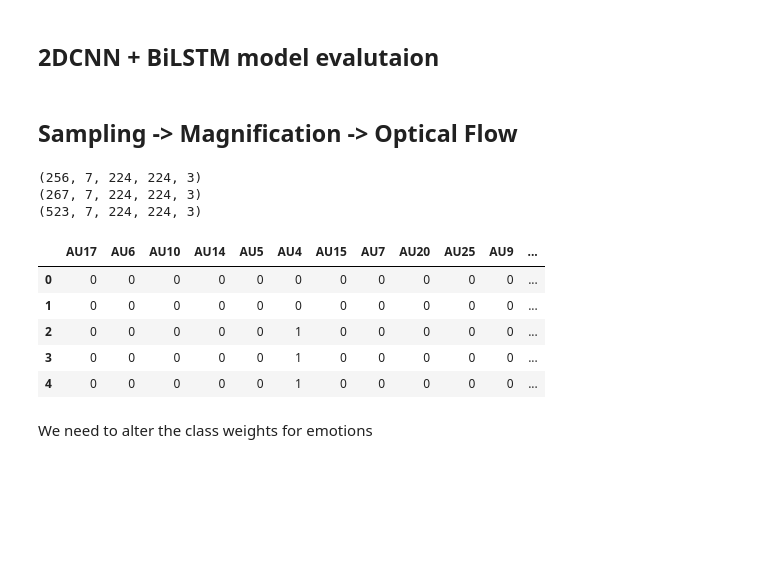
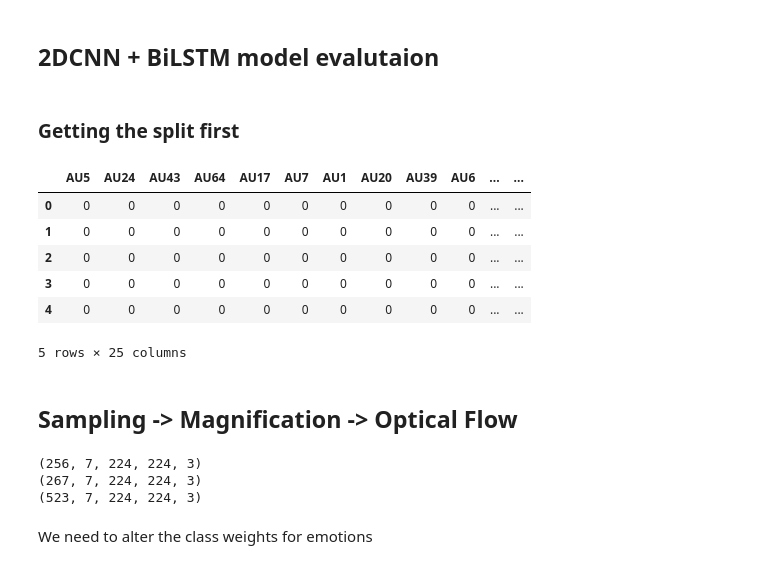
Before and after one commit to littlemicrowave/ME-based-emotion-classifier, a Jupyter notebook: models/CNN_LSTM.ipynb, the cells around one changed output. Drawn from its saved outputs; the diff is of its cells as text; code cells hidden in the pictures; blank space fills up the shorter version.

```diff
--- a/models/CNN_LSTM.ipynb
+++ b/models/CNN_LSTM.ipynb
@@ -6,6 +6,51 @@ import joblib as jbl
 import tensorflow as tf
 import numpy as np
 from sklearn.preprocessing import LabelEncoder
+# %% [markdown]
+### Getting the split first
+# %%
+def get_train_test_indeces(Y_path, test_subjects: int = None, shuffle: bool = True, test_size: float = None):
+    labels = pd.read_csv(Y_path, index_col="Unnamed: 0")
+    test_idx = None
+    train_idx = None
+    indeces = np.arange(len(labels))
+    if shuffle:
+        np.random.shuffle(indeces)
+    unique_groups = None
+    if "subject" in labels.columns and test_subjects:
+        groups = labels["subject"].values
+        unique_groups = np.unique(groups)
+
+        test_groups = np.random.choice(unique_groups, size=test_subjects, replace=False)
+        test_mask = labels["subject"].isin(test_groups)
+        size = sum(test_mask) / len(test_mask)
+        if test_size != None:
+            while abs(test_size - size) > 0.05:
+                test_groups = np.random.choice(unique_groups, size=test_subjects, replace=False)
+                test_mask = labels["subject"].isin(test_groups)
+                size = sum(test_mask) / len(test_mask)
+        train_idx = labels.index[~test_mask]
+        test_idx = labels.index[test_mask]
+    else:
+        test_start = int((1-test_size) * len(labels))
+        train_idx = indeces[0:test_start]
+        test_idx = indeces[test_start:]
+
+    if "subject" in labels.columns:
+        labels.drop("subject", axis=1, inplace=True)
+
+    return train_idx, test_idx, labels
+
+train_idx, test_idx, labels = get_train_test_indeces("../data/union+subject.csv", shuffle=False, test_subjects=10, test_size=0.20)
+display(labels.head(5))
+# %% [output]
+|  | AU5 | AU24 | AU43 | AU64 | AU17 | AU7 | AU1 | AU20 | AU39 | AU6 | ... | ... |
+| 0 | 0 | 0 | 0 | 0 | 0 | 0 | 0 | 0 | 0 | 0 | ... | ... |
+| 1 | 0 | 0 | 0 | 0 | 0 | 0 | 0 | 0 | 0 | 0 | ... | ... |
+| 2 | 0 | 0 | 0 | 0 | 0 | 0 | 0 | 0 | 0 | 0 | ... | ... |
+| 3 | 0 | 0 | 0 | 0 | 0 | 0 | 0 | 0 | 0 | 0 | ... | ... |
+| 4 | 0 | 0 | 0 | 0 | 0 | 0 | 0 | 0 | 0 | 0 | ... | ... |
+5 rows × 25 columns
 # %% [markdown]
 ## Sampling -> Magnification -> Optical Flow
 # %%
@@ -15,18 +60,10 @@ data_4dme = jbl.load("../data/4dme_mag_of.pkl")
 print(data_4dme.shape)
 concatted = np.concatenate([data_casme, data_4dme], axis=0)
 print(concatted.shape)
-labels = pd.read_csv("../data/labels.csv", index_col="Unnamed: 0")
-display(labels.head(5))
 # %% [output]
 (256, 7, 224, 224, 3)
 (267, 7, 224, 224, 3)
 (523, 7, 224, 224, 3)
-|  | AU17 | AU6 | AU10 | AU14 | AU5 | AU4 | AU15 | AU7 | AU20 | AU25 | AU9 | ... |
-| 0 | 0 | 0 | 0 | 0 | 0 | 0 | 0 | 0 | 0 | 0 | 0 | ... |
-| 1 | 0 | 0 | 0 | 0 | 0 | 0 | 0 | 0 | 0 | 0 | 0 | ... |
-| 2 | 0 | 0 | 0 | 0 | 0 | 1 | 0 | 0 | 0 | 0 | 0 | ... |
-| 3 | 0 | 0 | 0 | 0 | 0 | 1 | 0 | 0 | 0 | 0 | 0 | ... |
-| 4 | 0 | 0 | 0 | 0 | 0 | 1 | 0 | 0 | 0 | 0 | 0 | ... |
 # %%
 labels["emotion"] = labels["emotion"].apply(lambda x: x.lower())
 NUM_EMOTIONS = len(labels["emotion"].unique())
```
Also changed, not shown: parts of 14 cells of this notebook, 6 other files.
